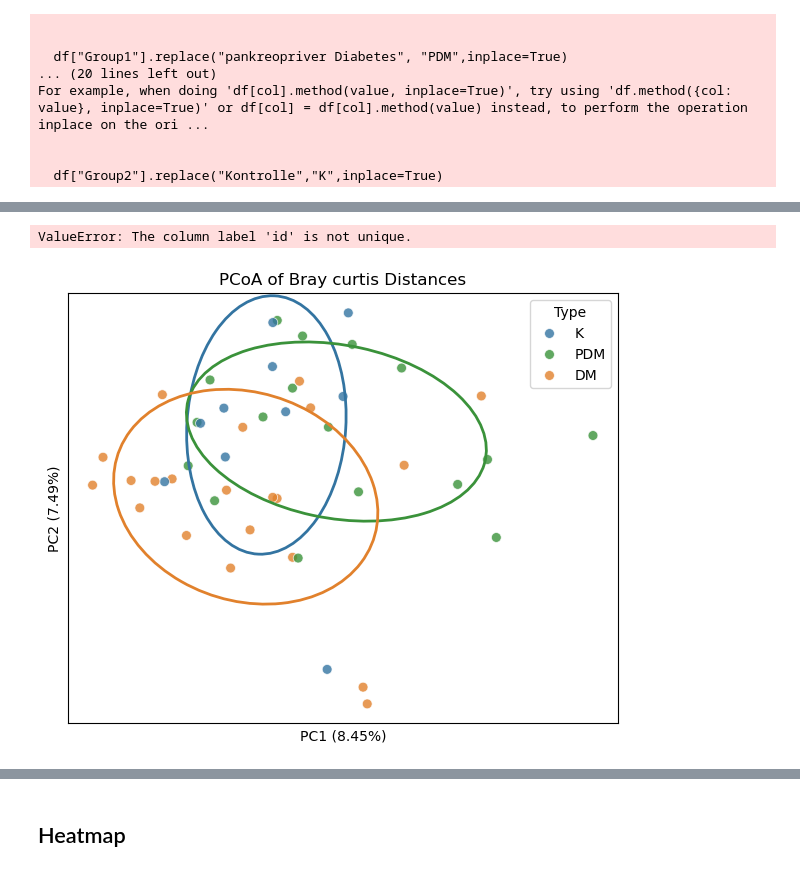
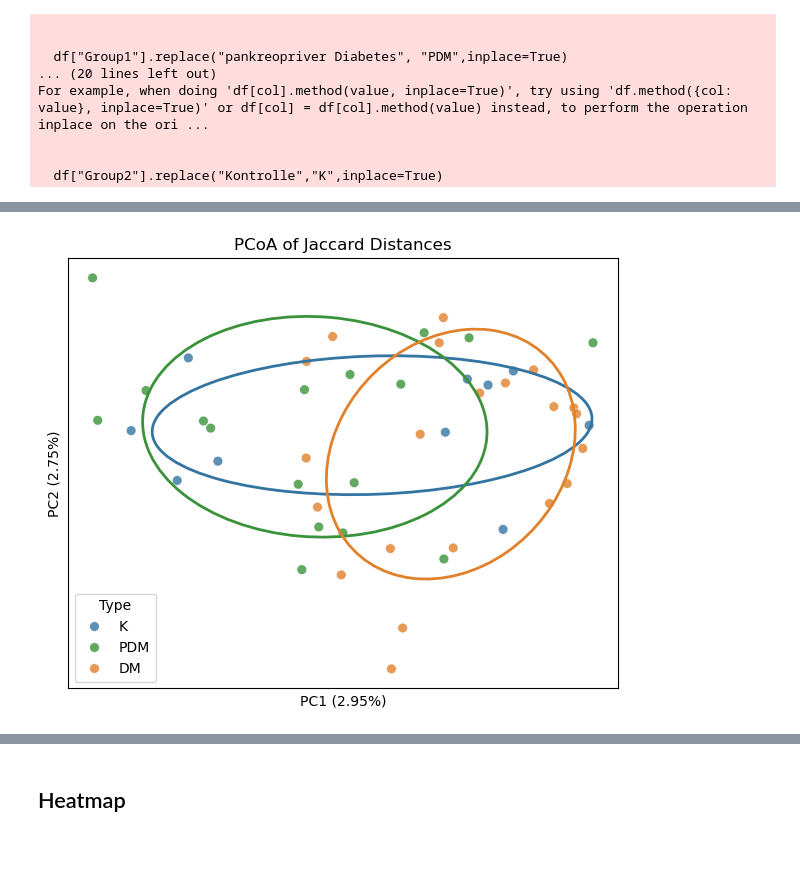
Before and after one commit to ErikaKvalem/Effenberger-Diabetes, a Jupyter notebook: 02-scripts/parse.ipynb, the cells around one changed output, grey strips where cells are left out. Drawn from its saved outputs; the diff is of its cells as text; code cells hidden in the pictures.

```diff
--- a/02-scripts/parse.ipynb
+++ b/02-scripts/parse.ipynb
@@ -85,3 +85,7 @@ shannon_entropy = shannon_entropy.iloc[1:]
 file_path = "/data/projects/2024/Effenberger-Diabetes/out/nf_core_ampliseq_003/qiime2/diversity/beta_diversity/bray_curtis_distance_matrix-condition/raw_data.tsv"
 bray_curtis = pd.read_csv(file_path, sep="\t")
 bray_curtis = bray_curtis.iloc[:, 1:]
+# %%
+file_path = "/data/projects/2024/Effenberger-Diabetes/out/nf_core_ampliseq_003/qiime2/diversity/beta_diversity/jaccard_distance_matrix-condition/raw_data.tsv"
+jaccard = pd.read_csv(file_path, sep="\t")
+jaccard = jaccard.iloc[:, 1:]
@@ -740,7 +753,7 @@ from skbio.stats.distance import DistanceMatrix
 # %%
 from skbio.stats.distance import _permanova
 # %%
-df = bray_curtis
+df = jaccard
 # %%
 df["Group1"].replace("Diabetes mellitus Typ1", "DM",inplace=True)
 df["Group1"].replace("pankreopriver Diabetes", "PDM",inplace=True)
@@ -914,7 +911,7 @@ import pandas as pd
 from scipy.spatial.distance import squareform
 
 # Pivot long distance table to square distance matrix
-long_df = bray_curtis.copy()
+long_df = jaccard.copy()
 dist_matrix = pd.pivot_table(
     long_df, index="SubjectID1", columns="SubjectID2", values="Distance"
 )
@@ -938,8 +935,6 @@ pcoa_df = pcoa_df.merge(
 # Reset index to join with metadata
 pcoa_df = pcoa_df.reset_index().rename(columns={"index": "id"})
 pcoa_df = pcoa_df.merge(metadata[["id", "Type"]], on="id", how="left")
-# %% [output]
-ValueError: The column label 'id' is not unique.
 # %%
 pcoa_df["Type"] = pcoa_df["Type"].replace(
     {"Kontrolle": "K", "Diabetes mellitus Typ1": "DM", "pankreopriver Diabetes": "PDM"}
@@ -982,35 +977,35 @@ def confidence_ellipse(x, y, ax, n_std=2.0, facecolor="none", **kwargs):
 
 
 # Plot PCoA scatter plot
 plt.figure(figsize=(6, 5))
 ax = sns.scatterplot(
     data=pcoa_df, x="PC1", y="PC2", hue="Type", palette=custom_palette, s=50, alpha=0.8
 )
 
 # Add confidence ellipses for each group
 for group in pcoa_df["Type"].unique():
     subset = pcoa_df[pcoa_df["Type"] == group]
     confidence_ellipse(
         subset["PC1"].values,
         subset["PC2"].values,
         ax,
         n_std=1.28,
         edgecolor=custom_palette[group],
         linewidth=2,
     )
 
 plt.xticks([])
 plt.yticks([])
 # Add labels
 ax.set_xlabel(f"PC1 ({pcoa_results.proportion_explained[0]*100:.2f}%)")
 ax.set_ylabel(f"PC2 ({pcoa_results.proportion_explained[1]*100:.2f}%)")
-ax.set_title("PCoA of Bray curtis Distances")
+ax.set_title("PCoA of Jaccard Distances")
 #plt.savefig("./figures/v02/bray_curtis_pcoa.svg")
 
 plt.tight_layout()
 plt.show()
 # %% [output]
-[figure, old version]
+[figure, new version]
 # %%
 import matplotlib.pyplot as plt
 import seaborn as sns
```
Also changed, not shown: parts of 21 cells of this notebook.
